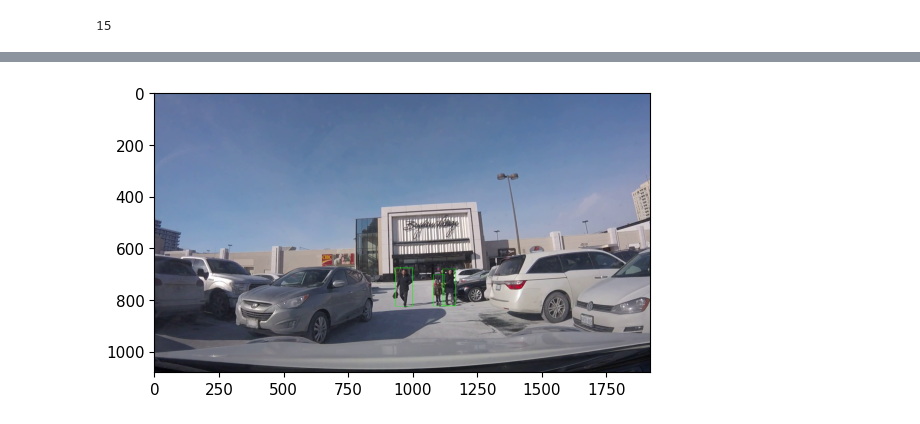
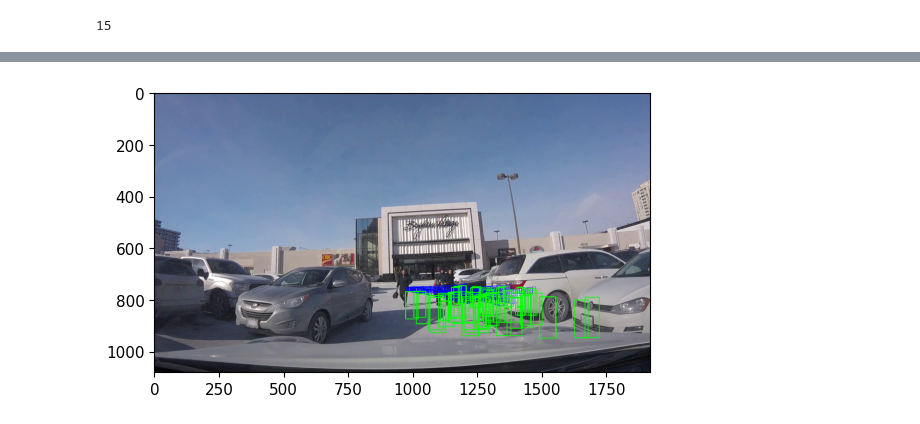
Before and after one commit to sonorousduck/bidireaction-trajectory-prediction, a Jupyter notebook: tools/run_on_different_video.ipynb, the cells around one changed output, grey strips where cells are left out. Saved outputs shown, nothing was run; the diff lists cells and outputs as text; code cells hidden in the pictures.

```diff
--- a/tools/run_on_different_video.ipynb
+++ b/tools/run_on_different_video.ipynb
@@ -45,6 +45,8 @@ yolo = torch.hub.load('ultralytics/yolov5', 'yolov5s', pretrained=True)
 
 dataloader = DataLoader(images, num_workers=1)
 print(len(images))
+_min = np.array([0,0,0,0])[None, :]
+_max = np.array([1920, 1080, 1920, 1080])[None, :]
 # %% [output]
 Using cache found in /home/waluigi/.cache/torch/hub/ultralytics_yolov5_master
 YOLOv5 🚀 2022-11-4 Python-3.10.6 torch-1.13.0 CUDA:0 (NVIDIA GeForce RTX 3090, 24246MiB)
@@ -101,7 +112,7 @@ def get_image(imgs):
 %time
 model.eval()
 
-input_x, max_val = get_image(images)
+input_x = get_image(images)
 input_x = input_x.to(cfg.DEVICE)
 input_x = input_x.unsqueeze(0)
 cur_pos = input_x[:, -1, :cfg.MODEL.DEC_OUTPUT_DIM]
@@ -116,16 +150,21 @@ Wall time: 5.01 µs
 # %%
 cv_image = cv2.imread(f"../data/JAAD/images/video_0005/00046.png")
 for test in pred_traj:
-    for traj in test:
+    for j, traj in enumerate(test):
         for i, box in enumerate(traj):
             # rect = cv2.boundingRect(testArray)
+            if i % 5 == 0 and i != 0:
+                x, y, w, h = int(box[0]), int(box[1]), int(box[2] / 8), int(box[3] / 8)
+                cv2.rectangle(cv_image, (x, y), (x + w, y + h), (255, 0, 0), 1)
 
-            x, y, x2, y2 = int(box[0]), int(box[1]), int(box[2]), int(box[3])
-            cv2.rectangle(cv_image, (x, y), (x2, y2), (0, 255, 0), 1)
-            break
+# for goal in pred_goal:
+#     for i, location in enumerate(goal):
+
+#         x, y, w, h = int(location[0]), int(location[1]), int(location[2]), int(location[3])
+#         cv2.rectangle(cv_image, (x, y), (int(x + w / 2) , int(y + h / 2)), (0, 255, 0), 2)
 
 RGB_img = cv2.cvtColor(cv_image, cv2.COLOR_BGR2RGB)
 plt.imshow(RGB_img)
 plt.show()
 # %% [output]
-[figure, old version]
+[figure, new version]
```
Also changed, not shown: parts of 4 cells of this notebook.
